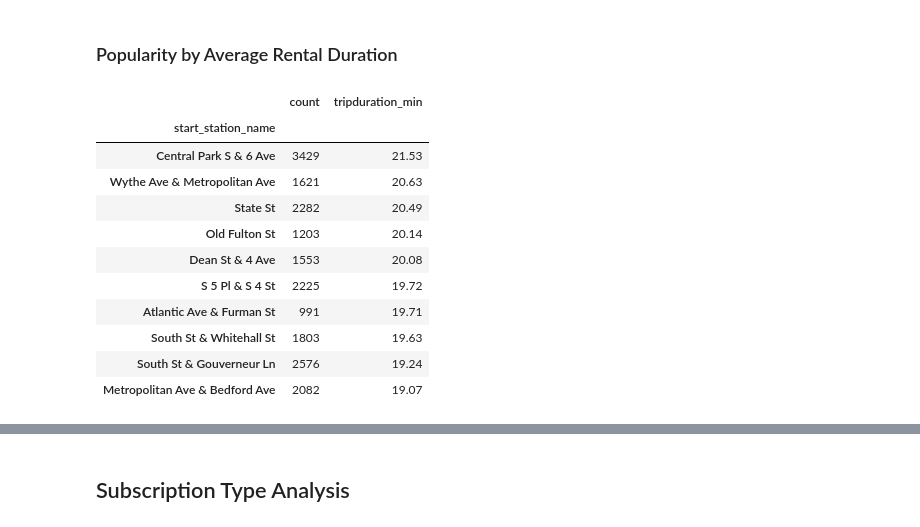
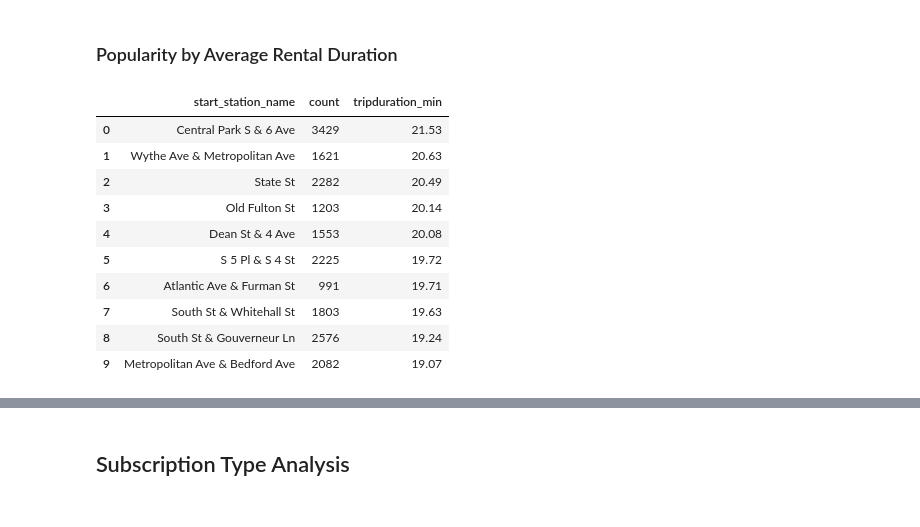
Before and after one commit to stevenrhart/bike-rentals, a Jupyter notebook: notebooks/Bike_Rentals.ipynb, the cells around one changed output, grey strips where cells are left out. Saved outputs shown, nothing was run; the diff lists cells and outputs as text; code cells hidden in the pictures.

```diff
--- a/notebooks/Bike_Rentals.ipynb
+++ b/notebooks/Bike_Rentals.ipynb
@@ -358,19 +383,19 @@ df.pivot_table(index=["start_station_name"], values="count",\
 # %% [markdown]
 ### Popularity by Average Rental Duration
 # %%
-# Determine top 10 stations based on total rental duration
+# Top 10 stations based on total rental duration
 df.pivot_table(index=["start_station_name"], values=["count","tripduration_min"],\
-                  aggfunc={"count": np.sum,"tripduration_min": np.mean}).sort_values("tripduration_min", ascending=False).head(10)
+                  aggfunc={"count": np.sum,"tripduration_min": np.mean}).\
+                  sort_values("tripduration_min", ascending=False).reset_index().head(10)
 # %% [output]
-|  | count | tripduration_min |
-| start_station_name |  |  |
-| Central Park S & 6 Ave | 3429 | 21.53 |
-| Wythe Ave & Metropolitan Ave | 1621 | 20.63 |
-| State St | 2282 | 20.49 |
-| Old Fulton St | 1203 | 20.14 |
-| Dean St & 4 Ave | 1553 | 20.08 |
-| S 5 Pl & S 4 St | 2225 | 19.72 |
-| Atlantic Ave & Furman St | 991 | 19.71 |
-| South St & Whitehall St | 1803 | 19.63 |
-| South St & Gouverneur Ln | 2576 | 19.24 |
-| Metropolitan Ave & Bedford Ave | 2082 | 19.07 |
+|  | start_station_name | count | tripduration_min |
+| 0 | Central Park S & 6 Ave | 3429 | 21.53 |
+| 1 | Wythe Ave & Metropolitan Ave | 1621 | 20.63 |
+| 2 | State St | 2282 | 20.49 |
+| 3 | Old Fulton St | 1203 | 20.14 |
+| 4 | Dean St & 4 Ave | 1553 | 20.08 |
+| 5 | S 5 Pl & S 4 St | 2225 | 19.72 |
+| 6 | Atlantic Ave & Furman St | 991 | 19.71 |
+| 7 | South St & Whitehall St | 1803 | 19.63 |
+| 8 | South St & Gouverneur Ln | 2576 | 19.24 |
+| 9 | Metropolitan Ave & Bedford Ave | 2082 | 19.07 |
```
Also changed, not shown: parts of 46 cells of this notebook, 1 other file.
